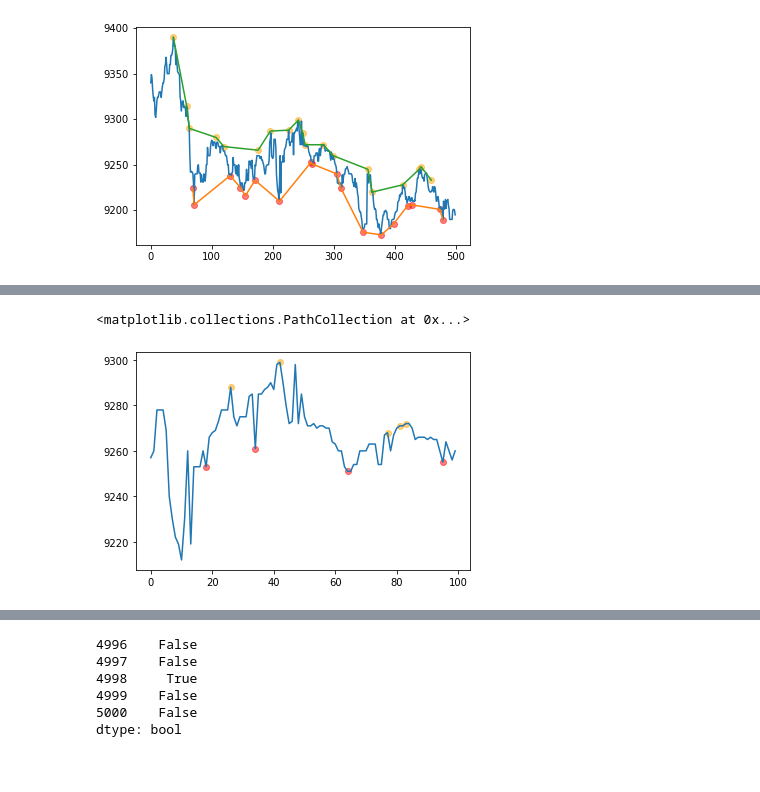
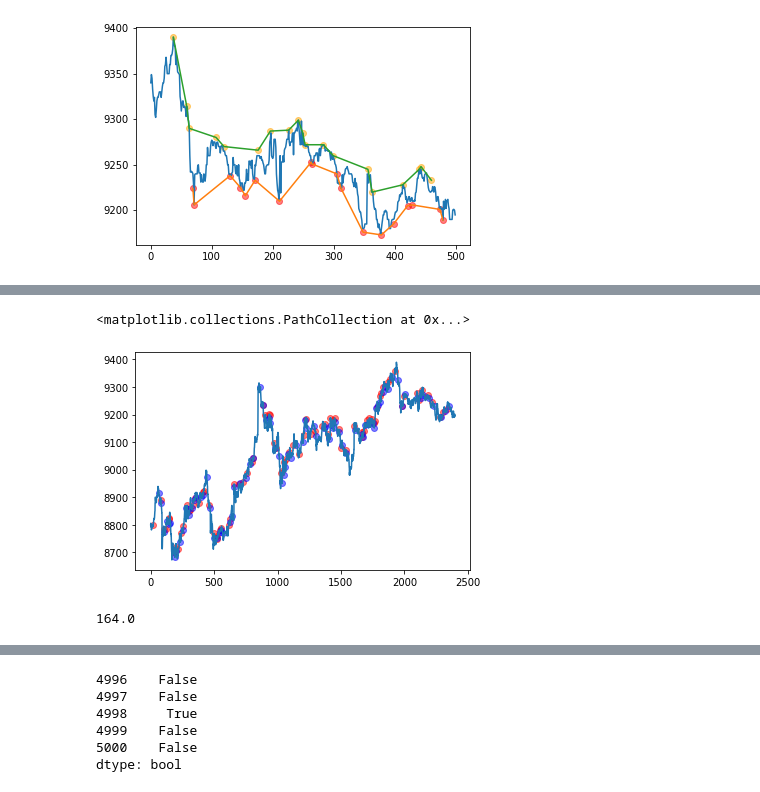
Before and after one commit to dreyhsu/share_distribution, a Jupyter notebook: peak_detect.ipynb, the cells around one changed output, grey strips where cells are left out. Cells and saved outputs as stored; diff of their text form; code cells hidden in the pictures.

```diff
--- a/peak_detect.ipynb
+++ b/peak_detect.ipynb
@@ -14,7 +14,7 @@ import matplotlib as plt
 df = pd.read_csv('TXF\TXF.txt', sep=",")
 df['DateTime'] = df.Date + ' ' + df.Time
 # %%
-prices = df.iloc[2000:2500,:].copy()
+prices = df.iloc[:2500,:].copy()
 # %%
 def get_max_min(prices, smoothing, window_range):
     smooth_prices = prices['Close'].rolling(window=smoothing).mean().dropna()
@@ -228,12 +216,16 @@ earn, sell at 9260.0, earn 9260.0
 # %%
-i = 0
-test_prices = prices.iloc[200+i:300+i, :]
-smoothing = 5
-window = 10
+test_prices = prices.iloc[n:n+whole, :]
+smoothing = 1
+window = 5
 maxima, minima = get_max_min(test_prices, smoothing, window)
 test_prices.reset_index()['Close'].plot()
-plt.pyplot.scatter(maxima.index, maxima.values, color='orange', alpha=.5)
-plt.pyplot.scatter(minima.index, minima.values, color='red', alpha=.5)
+# plt.pyplot.scatter(maxima.index, maxima.values, color='orange', alpha=.5)
+# plt.pyplot.scatter(minima.index, minima.values, color='black', alpha=.5)
+# plt.pyplot.scatter(maxima_index_list, maxima_price_list, color='orange', alpha=.5)
+# plt.pyplot.scatter(minima_index_list, minima_price_list, color='black', alpha=.5)
+plt.pyplot.scatter(buy_x, buy_y, color='red', alpha=.5)
+plt.pyplot.scatter(stop_x, stop_y, color='blue', alpha=.5)
+# plt.pyplot.scatter(target_x, target_y, color='green', alpha=.5)
 # %% [output]
 <matplotlib.collections.PathCollection at 0x...>
-[figure, old version]
+[figure, new version]
@@ -242,0 +232,4 @@ assert a > 0
+# %%
+sum(earn)
+# %% [output]
+164.0
```
Also changed, not shown: parts of 4 cells of this notebook.
